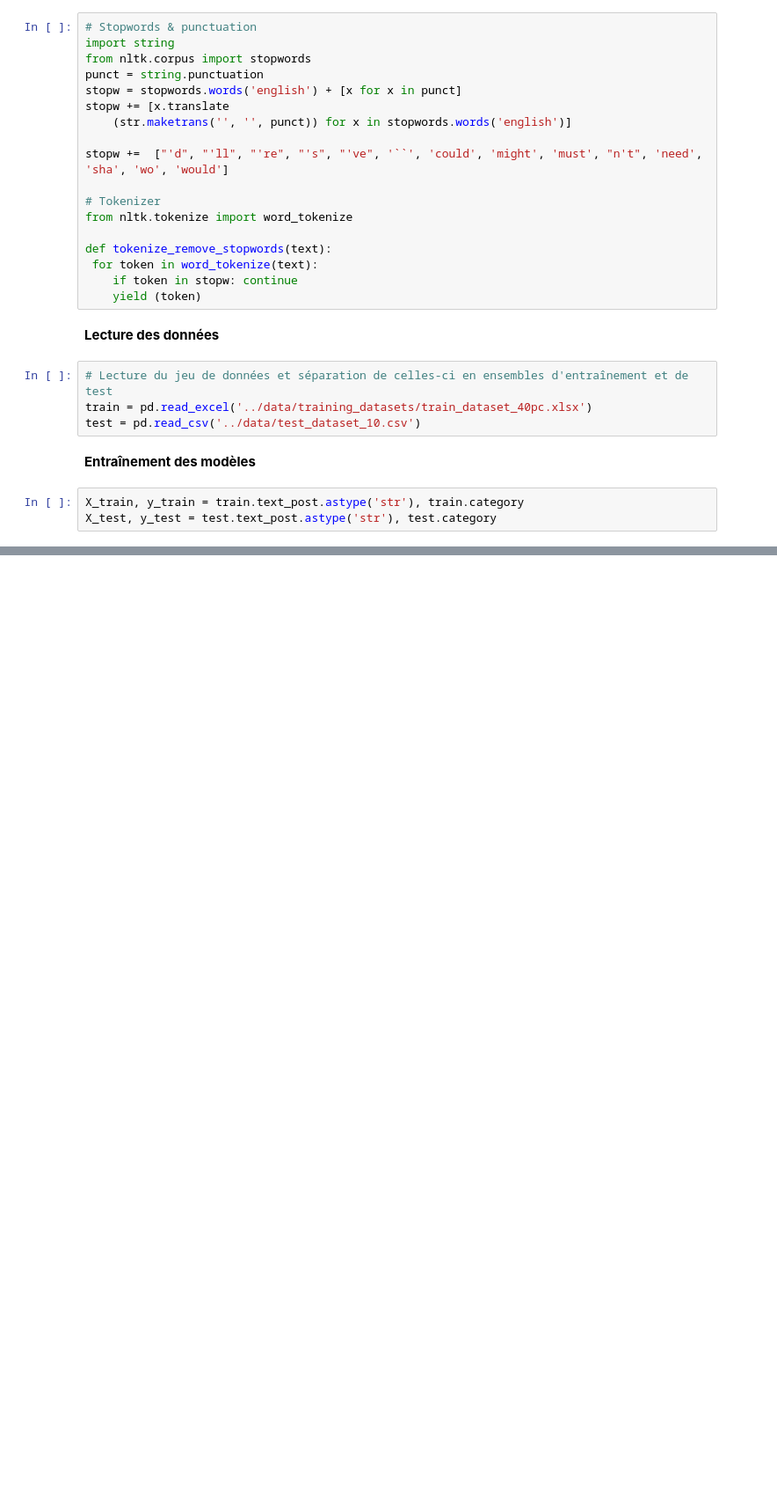
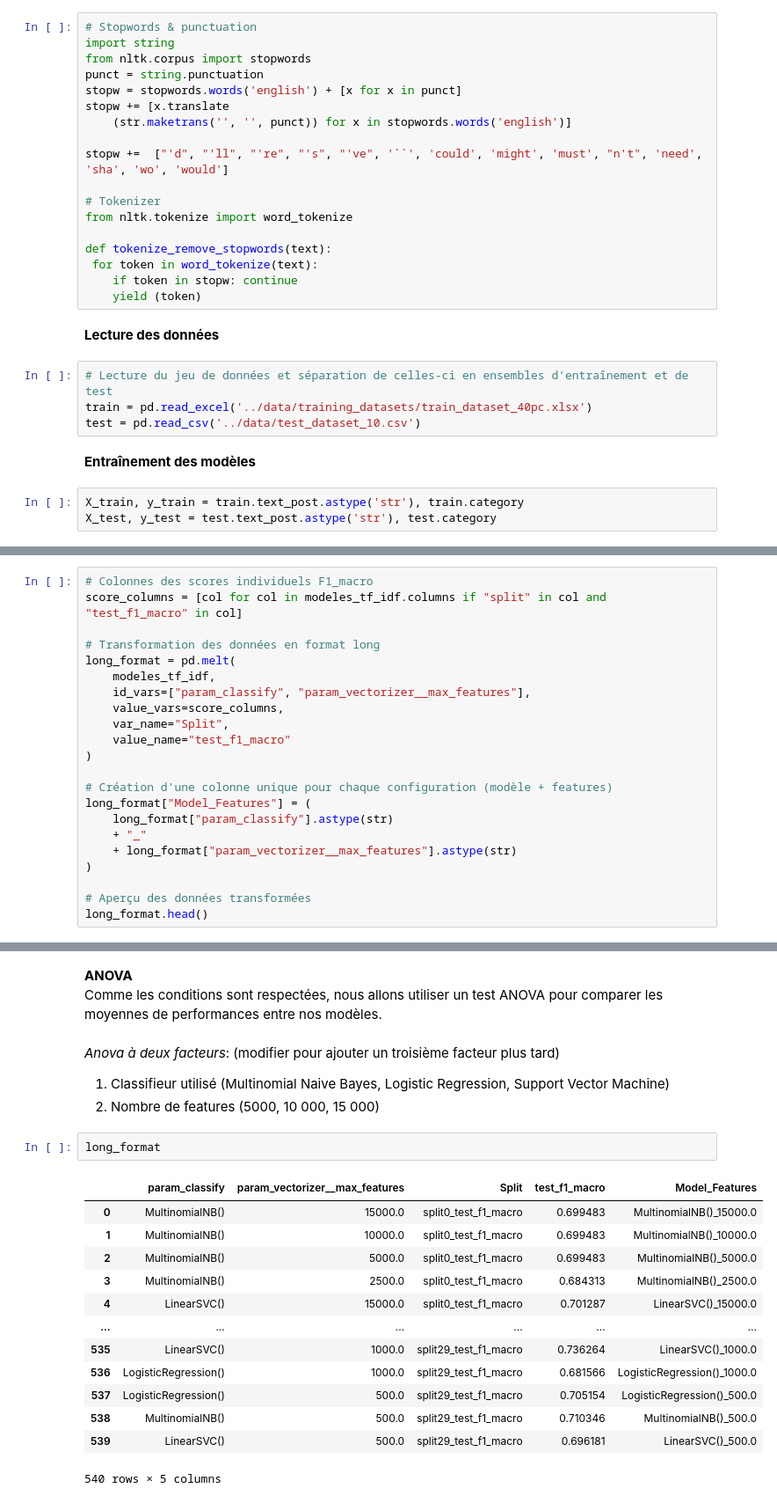
Before and after one commit to CamilleDemers/incels-detection-reddit, a Jupyter notebook: src/incels_detection.ipynb, the cells around one changed output, grey strips where cells are left out. Shown at 88% size. Cells and saved outputs as stored; diff of their text form; blank space fills up the shorter version.

Commit message:
Exp ANOVA / Tukeu HSD

```diff
--- a/src/incels_detection.ipynb
+++ b/src/incels_detection.ipynb
@@ -129,0 +249,22 @@ results_cv
+# %%
+# Colonnes des scores individuels F1_macro
+score_columns = [col for col in modeles_tf_idf.columns if "split" in col and "test_f1_macro" in col]
+
+# Transformation des données en format long
+long_format = pd.melt(
+    modeles_tf_idf,
+    id_vars=["param_classify", "param_vectorizer__max_features"],
+    value_vars=score_columns,
+    var_name="Split",
+    value_name="test_f1_macro"
+)
+
+# Création d'une colonne unique pour chaque configuration (modèle + features)
+long_format["Model_Features"] = (
+    long_format["param_classify"].astype(str)
+    + "_"
+    + long_format["param_vectorizer__max_features"].astype(str)
+)
+
+# Aperçu des données transformées
+long_format.head()
@@ -129,0 +314,23 @@ results_cv
+# %% [markdown]
+**ANOVA**
+Comme les conditions sont respectées, nous allons utiliser un test ANOVA pour comparer les moyennes de performances entre nos modèles.
+# %% [markdown]
+*Anova à deux facteurs*: (modifier pour ajouter un troisième facteur plus tard)
+1. Classifieur utilisé (Multinomial Naive Bayes, Logistic Regression, Support Vector Machine)
+2. Nombre de features (5000, 10 000, 15 000)
+# %%
+long_format
+# %% [output]
+|  | param_classify | param_vectorizer__max_features | Split | test_f1_macro | Model_Features |
+| 0 | MultinomialNB() | 15000.0 | split0_test_f1_macro | 0.699483 | MultinomialNB()_15000.0 |
+| 1 | MultinomialNB() | 10000.0 | split0_test_f1_macro | 0.699483 | MultinomialNB()_10000.0 |
+| 2 | MultinomialNB() | 5000.0 | split0_test_f1_macro | 0.699483 | MultinomialNB()_5000.0 |
+| 3 | MultinomialNB() | 2500.0 | split0_test_f1_macro | 0.684313 | MultinomialNB()_2500.0 |
+| 4 | LinearSVC() | 15000.0 | split0_test_f1_macro | 0.701287 | LinearSVC()_15000.0 |
+| ... | ... | ... | ... | ... | ... |
+| 535 | LinearSVC() | 1000.0 | split29_test_f1_macro | 0.736264 | LinearSVC()_1000.0 |
+| 536 | LogisticRegression() | 1000.0 | split29_test_f1_macro | 0.681566 | LogisticRegression()_1000.0 |
+| 537 | LogisticRegression() | 500.0 | split29_test_f1_macro | 0.705154 | LogisticRegression()_500.0 |
+| 538 | MultinomialNB() | 500.0 | split29_test_f1_macro | 0.710346 | MultinomialNB()_500.0 |
+| 539 | LinearSVC() | 500.0 | split29_test_f1_macro | 0.696181 | LinearSVC()_500.0 |
+540 rows × 5 columns
```
Also changed, not shown: parts of 28 cells of this notebook, 6 other files.
